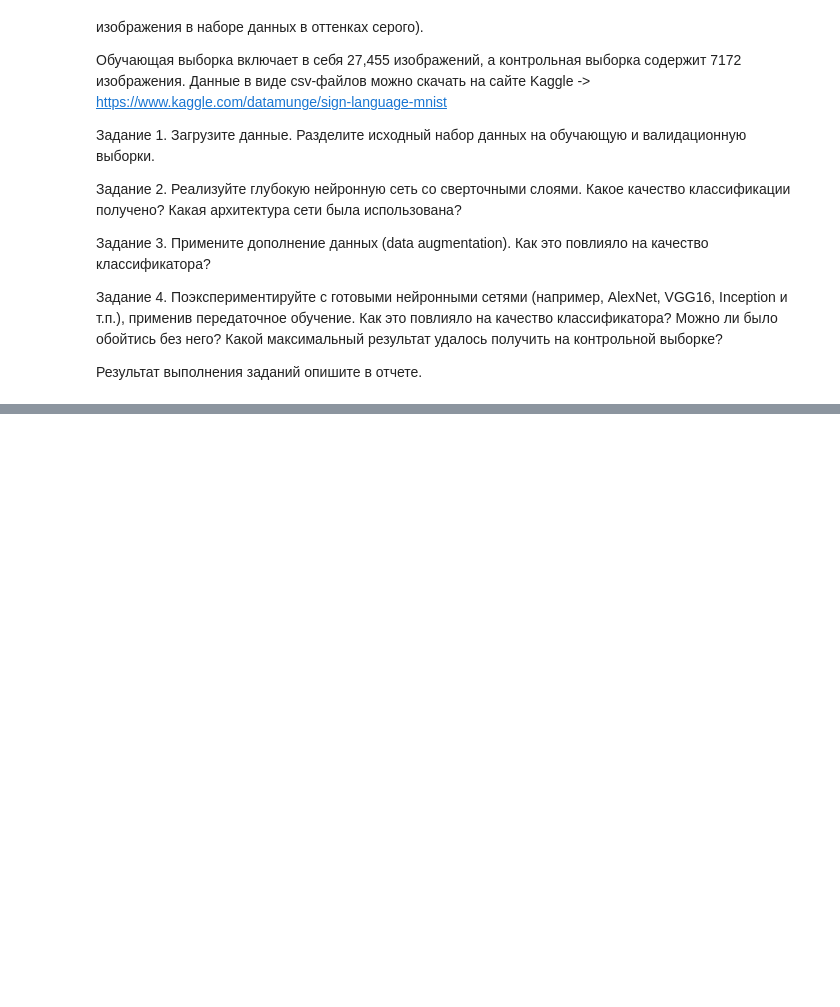
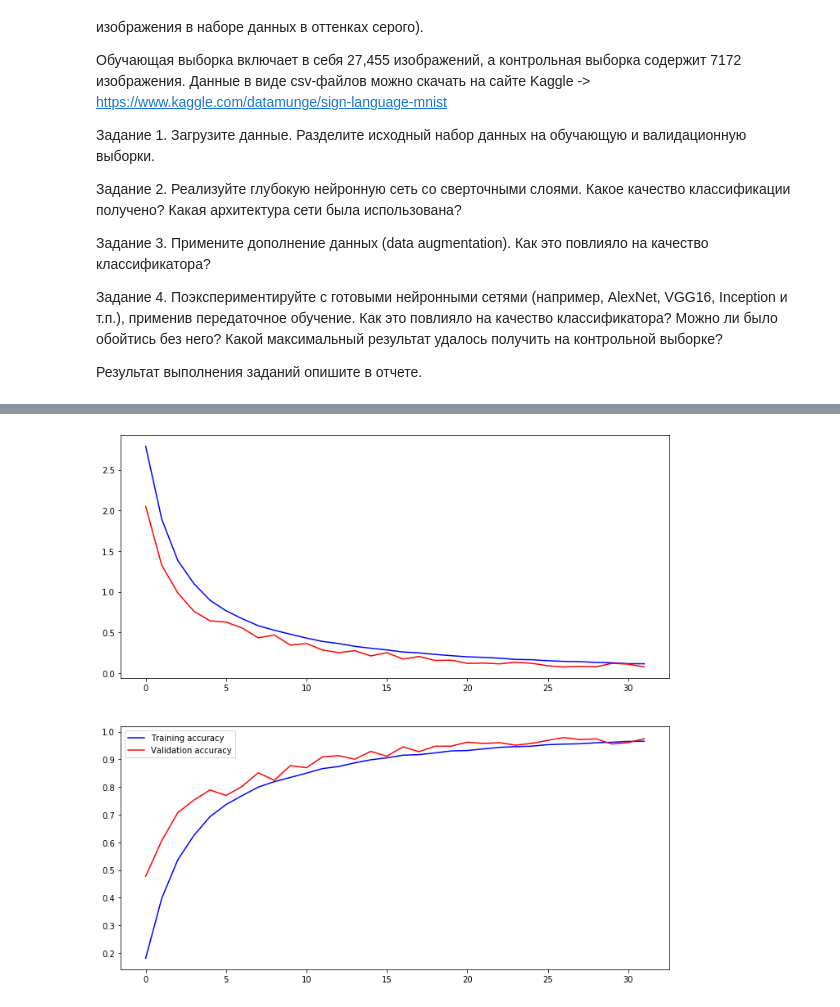
Before and after one commit to denmoroz/mo-labs-2, a Jupyter notebook: Lab6.ipynb, the cells around one changed output, grey strips where cells are left out. Saved outputs shown, nothing was run; the diff lists cells and outputs as text; code cells hidden in the pictures; blank space fills up the shorter version.

```diff
--- a/Lab6.ipynb
+++ b/Lab6.ipynb
@@ -21,0 +283,15 @@
+# %%
+train_images = np.pad(
+    np.concatenate([train_images, train_images, train_images], axis=-1),
+    ((0, 0), (2, 2), (2, 2), (0, 0))
+)
+
+val_images = np.pad(
+    np.concatenate([val_images, val_images, val_images], axis=-1),
+    ((0, 0), (2, 2), (2, 2), (0, 0))
+)
+
+test_images = np.pad(
+    np.concatenate([test_images, test_images, test_images], axis=-1),
+    ((0, 0), (2, 2), (2, 2), (0, 0))
+)
@@ -21,0 +378,12 @@
+# %%
+from tensorflow.keras.callbacks import EarlyStopping
+
+history = model.fit(
+    train_generator,
+    epochs=50,
+    validation_data=val_generator,
+    workers=4,
+    callbacks=[EarlyStopping(patience=5)]
+)
+
+model.evaluate(test_generator)
@@ -21,0 +409,12 @@
+# %%
+fig, (ax1, ax2) = plt.subplots(2, 1, figsize=(12, 12))
+ax1.plot(history.history['loss'], color='b', label="Training loss")
+ax1.plot(history.history['val_loss'], color='r', label="validation loss")
+
+ax2.plot(history.history['accuracy'], color='b', label="Training accuracy")
+ax2.plot(history.history['val_accuracy'], color='r',label="Validation accuracy")
+
+plt.legend()
+plt.show()
+# %% [output]
+[figure, added]
```
Also changed, not shown: parts of 21 cells of this notebook.
